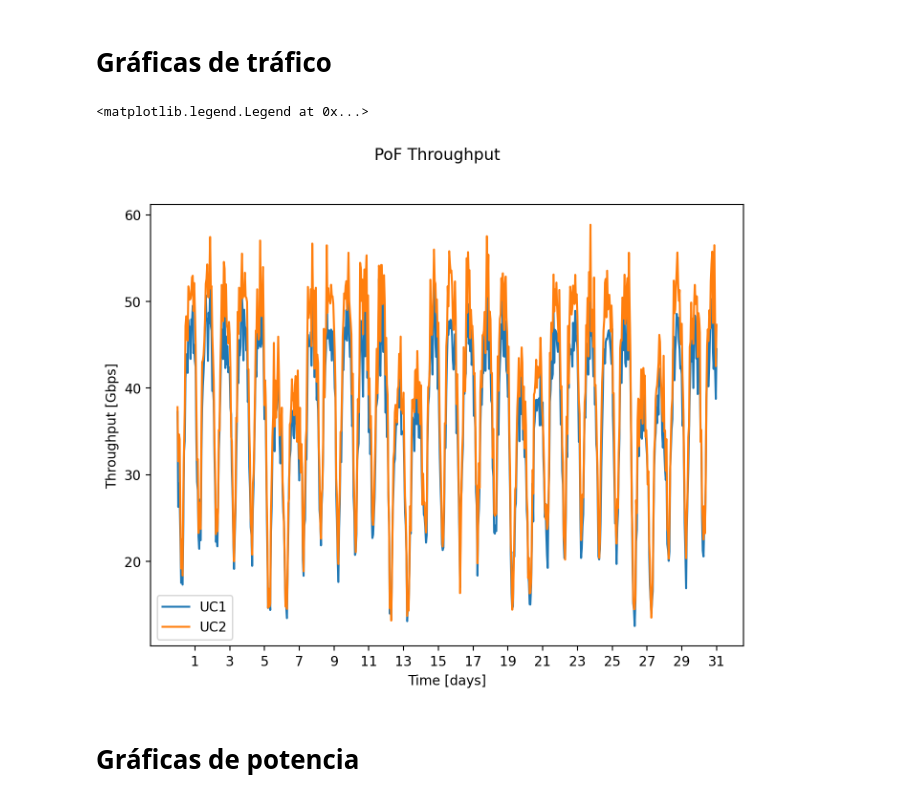
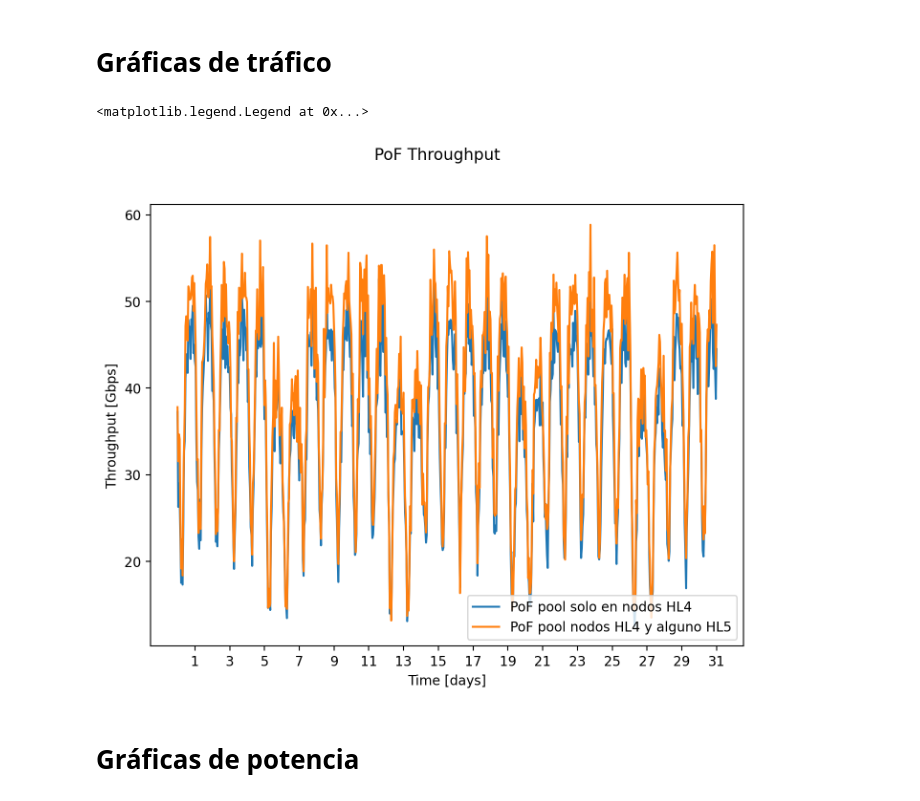
Before and after one commit to 6G-XTREME/PoF_Simulator, a Jupyter notebook: mocks/resultados simulacion/plot graficas.ipynb, the cells around one changed output. Saved outputs shown, nothing was run; the diff lists cells and outputs as text; code cells hidden in the pictures.

```diff
--- a/mocks/resultados simulacion/plot graficas.ipynb
+++ b/mocks/resultados simulacion/plot graficas.ipynb
@@ -42,37 +42,37 @@ power_time_series_kWh
 fig, ax = plt.subplots(figsize=fig_size, dpi=dpi)
 
 
 y_1 = kpis_uc1['throughput_time_series_gbps']
 y_2 = kpis_uc2['throughput_time_series_gbps']
 
 # Asumimos que cada muestra es 1 hora, durante 1 mes (~30 días)
 num_samples = len(y_1)
 hours_per_sample = 1
 total_hours = num_samples * hours_per_sample
 total_days = total_hours / 24
 
 # Eje X en días
 x_1 = np.arange(0, num_samples) * hours_per_sample / 24
 x_2 = np.arange(0, len(y_2)) * hours_per_sample / 24
 
 # Configurar los ticks del eje x para mostrar solo los días impares
 ax.set_xlabel('Time [days]')
 max_tick = math.ceil(x_1[-1])
 # Días impares: 1, 3, 5, ..., hasta el máximo día
 ticks = np.arange(1, max_tick + 1, 2)
 ax.set_xticks(ticks)
 ax.set_xticklabels([f'{int(x)}' for x in ticks])
 
 fig.suptitle('PoF Throughput')
-ax.plot(x_1[:len(y_1)], y_1, label='UC1')
-ax.plot(x_2[:len(y_2)], y_2, label='UC2')
+ax.plot(x_1[:len(y_1)], y_1, label='PoF pool solo en nodos HL4')
+ax.plot(x_2[:len(y_2)], y_2, label='PoF pool nodos HL4 y alguno HL5')
 # ax.legend()
 ax.set_ylabel('Throughput [Gbps]')
 ax.set_xlabel('Time [days]')
-ax.legend()
+ax.legend(loc='lower right')
 # %% [output]
 <matplotlib.legend.Legend at 0x...>
-[figure, old version]
+[figure, new version]
 # %% [markdown]
 # Gráficas de potencia
 # %%
```
Also changed, not shown: parts of 1 cell of this notebook, 3 other files.
